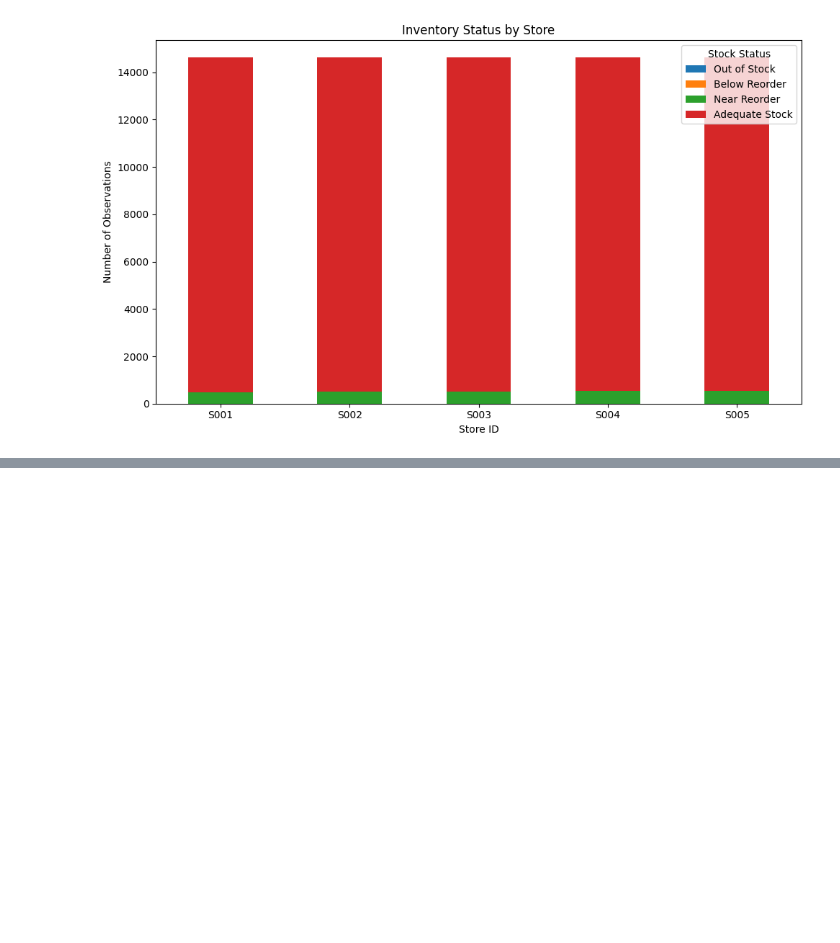
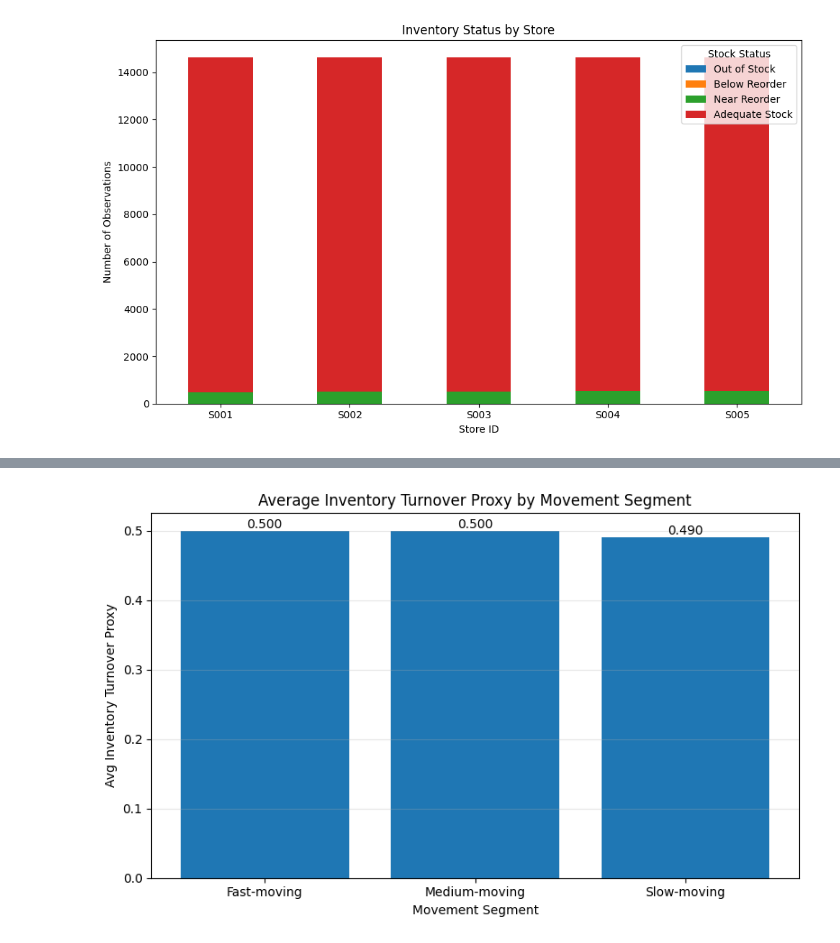
Before and after one commit to gogoi-anuraj/retail_inventory_analytics, a Jupyter notebook: notebook/analysis.ipynb, the cells around one changed output, grey strips where cells are left out. Cells and saved outputs as stored; diff of their text form; code cells hidden in the pictures; blank space fills up the shorter version.

```diff
--- a/notebook/analysis.ipynb
+++ b/notebook/analysis.ipynb
@@ -1247,0 +1332,18 @@ plt.show()
+# %%
+# Segment summary — replenishment priority vs tied-up inventory
+
+segment_summary = (
+    product_movement
+    .groupby("movement_segment", observed=True)
+    .agg(
+        num_products=("total_units_sold", "size"),
+        avg_total_units_sold=("total_units_sold", "mean"),
+        avg_inventory=("avg_inventory", "mean"),
+        avg_turnover_proxy=("inventory_turnover_proxy", "mean"),
+        avg_low_inventory_risk_rate=("low_inventory_risk_rate", "mean")
+    )
+    .reindex(["Fast-moving", "Medium-moving", "Slow-moving"])
+    .round(2)
+)
+
+segment_summary
@@ -1247,0 +1356,26 @@ plt.show()
+# %%
+plt.figure(figsize=(8, 5))
+
+bars = plt.bar(
+    segment_summary.index,
+    segment_summary["avg_turnover_proxy"]
+)
+
+plt.title("Average Inventory Turnover Proxy by Movement Segment")
+plt.xlabel("Movement Segment")
+plt.ylabel("Avg Inventory Turnover Proxy")
+
+for bar, value in zip(bars, segment_summary["avg_turnover_proxy"]):
+    plt.text(
+        bar.get_x() + bar.get_width() / 2,
+        value,
+        f"{value:.3f}",
+        ha="center",
+        va="bottom"
+    )
+
+plt.grid(axis="y", alpha=0.3)
+plt.tight_layout()
+plt.show()
+# %% [output]
+[figure, added]
```
Also changed, not shown: parts of 7 cells of this notebook, 14 other files.
